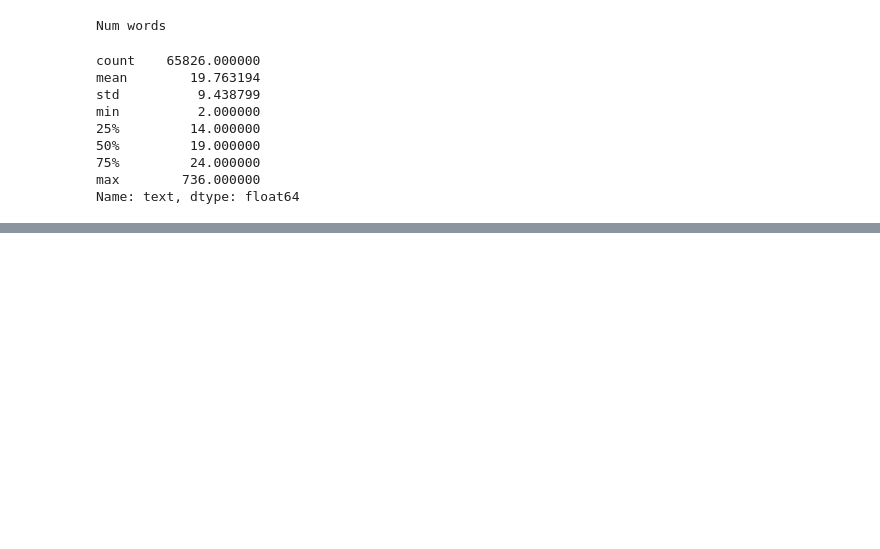
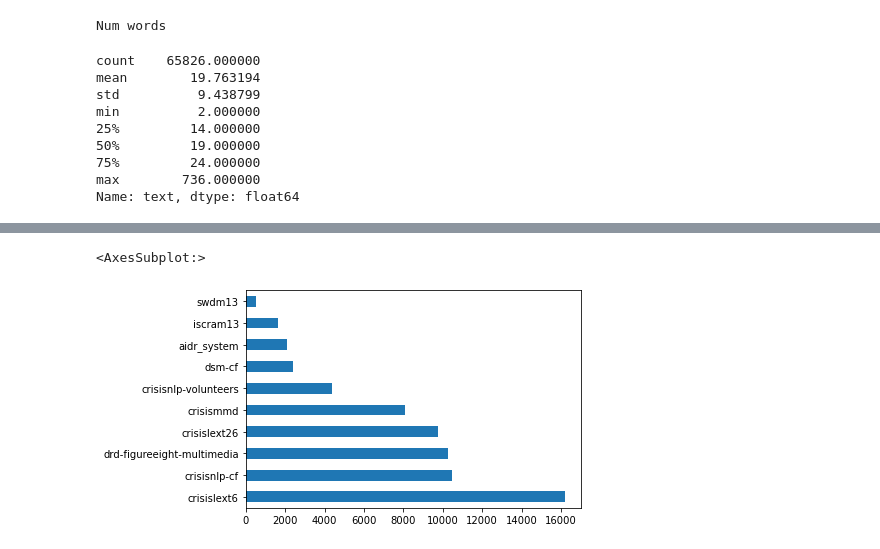
Before and after one commit to semantic-systems/coypu-crisis-lm, a Jupyter notebook: notebooks/EDA.ipynb, the cells around one changed output, grey strips where cells are left out. Drawn from its saved outputs; the diff is of its cells as text; code cells hidden in the pictures; blank space fills up the shorter version.

```diff
--- a/notebooks/EDA.ipynb
+++ b/notebooks/EDA.ipynb
@@ -141,0 +170,5 @@ common_words
+# %%
+df_informative.source.value_counts().plot(kind="barh")
+# %% [output]
+<AxesSubplot:>
+[figure, added]
```
Also changed, not shown: parts of 12 cells of this notebook, 1 other file.
